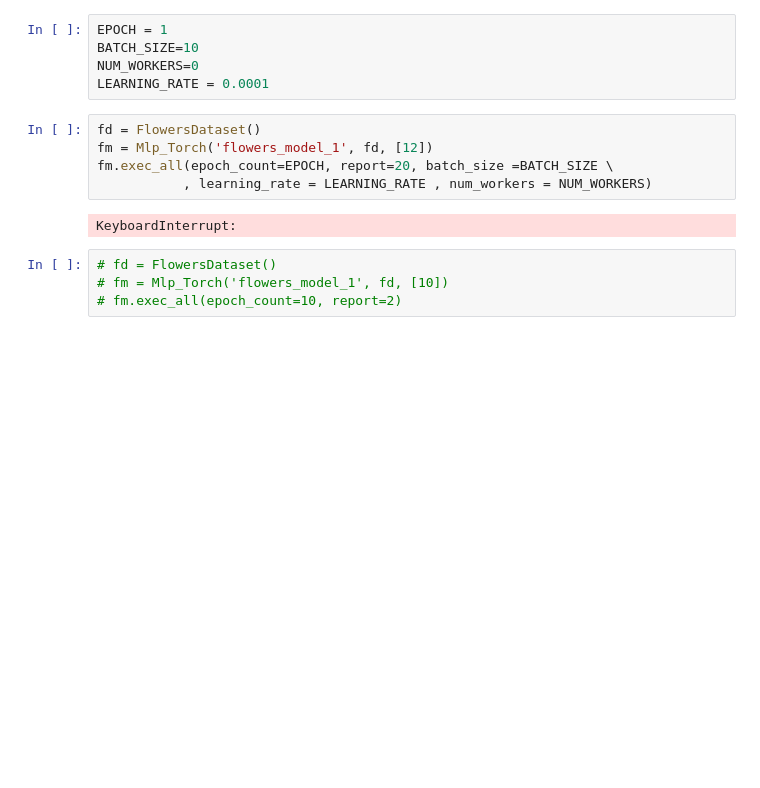
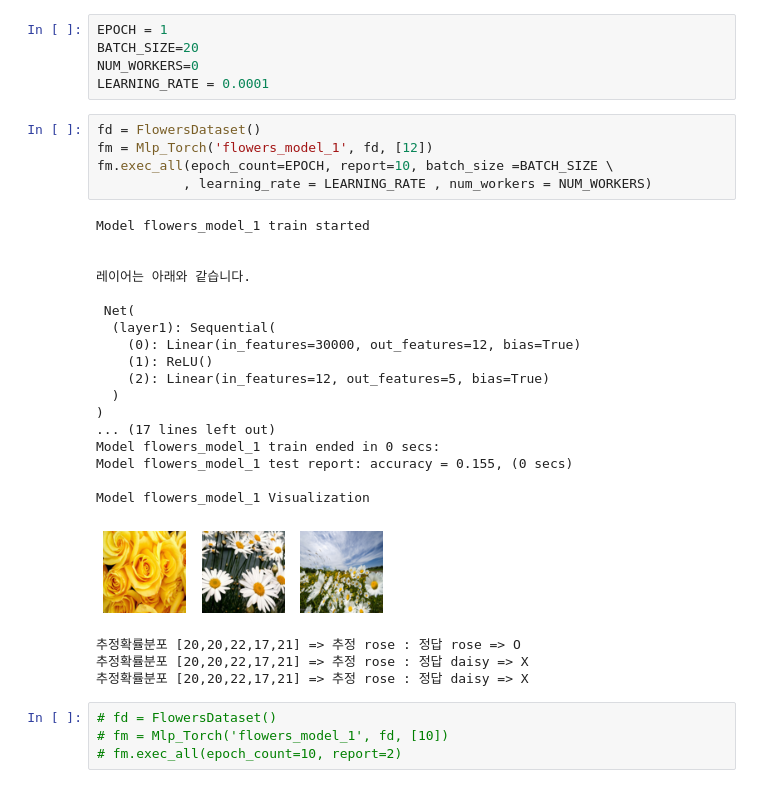
Before and after one commit to ohchangss/Torch_O, a Jupyter notebook: code/MLP/MLP_MODEL/mlp_test_flower.ipynb, the cells around one changed output. Drawn from its saved outputs; the diff is of its cells as text; blank space fills up the shorter version.

```diff
--- a/code/MLP/MLP_MODEL/mlp_test_flower.ipynb
+++ b/code/MLP/MLP_MODEL/mlp_test_flower.ipynb
@@ -10,15 +14,35 @@ Using PyTorch version: 1.9.0
 # %%
 EPOCH = 1
-BATCH_SIZE=10
+BATCH_SIZE=20
 NUM_WORKERS=0
 LEARNING_RATE = 0.0001
 # %%
 fd = FlowersDataset()
 fm = Mlp_Torch('flowers_model_1', fd, [12])
-fm.exec_all(epoch_count=EPOCH, report=20, batch_size =BATCH_SIZE \
+fm.exec_all(epoch_count=EPOCH, report=10, batch_size =BATCH_SIZE \
            , learning_rate = LEARNING_RATE , num_workers = NUM_WORKERS)
 # %% [output]
-KeyboardInterrupt:
+Model flowers_model_1 train started
+
+
+레이어는 아래와 같습니다.
+
+ Net(
+  (layer1): Sequential(
+    (0): Linear(in_features=30000, out_features=12, bias=True)
+    (1): ReLU()
+    (2): Linear(in_features=12, out_features=5, bias=True)
+  )
+)
+... (17 lines left out)
+Model flowers_model_1 train ended in 0 secs:
+Model flowers_model_1 test report: accuracy = 0.155, (0 secs)
+
+Model flowers_model_1 Visualization
+[figure, added]
+추정확률분포 [20,20,22,17,21] => 추정 rose : 정답 rose => O
+추정확률분포 [20,20,22,17,21] => 추정 rose : 정답 daisy => X
+추정확률분포 [20,20,22,17,21] => 추정 rose : 정답 daisy => X
 # %%
 # fd = FlowersDataset()
 # fm = Mlp_Torch('flowers_model_1', fd, [10])
```
Also changed, not shown: parts of 1 cell of this notebook, 1 other file.
